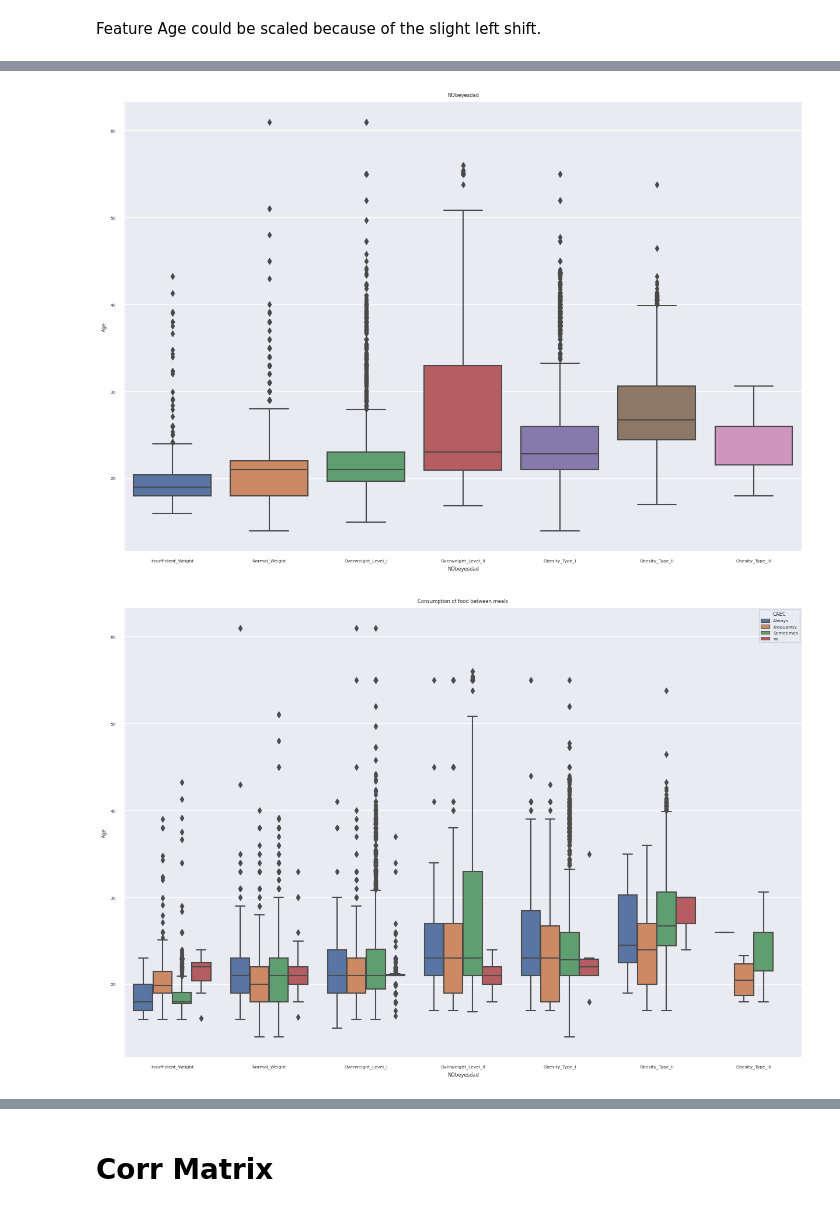
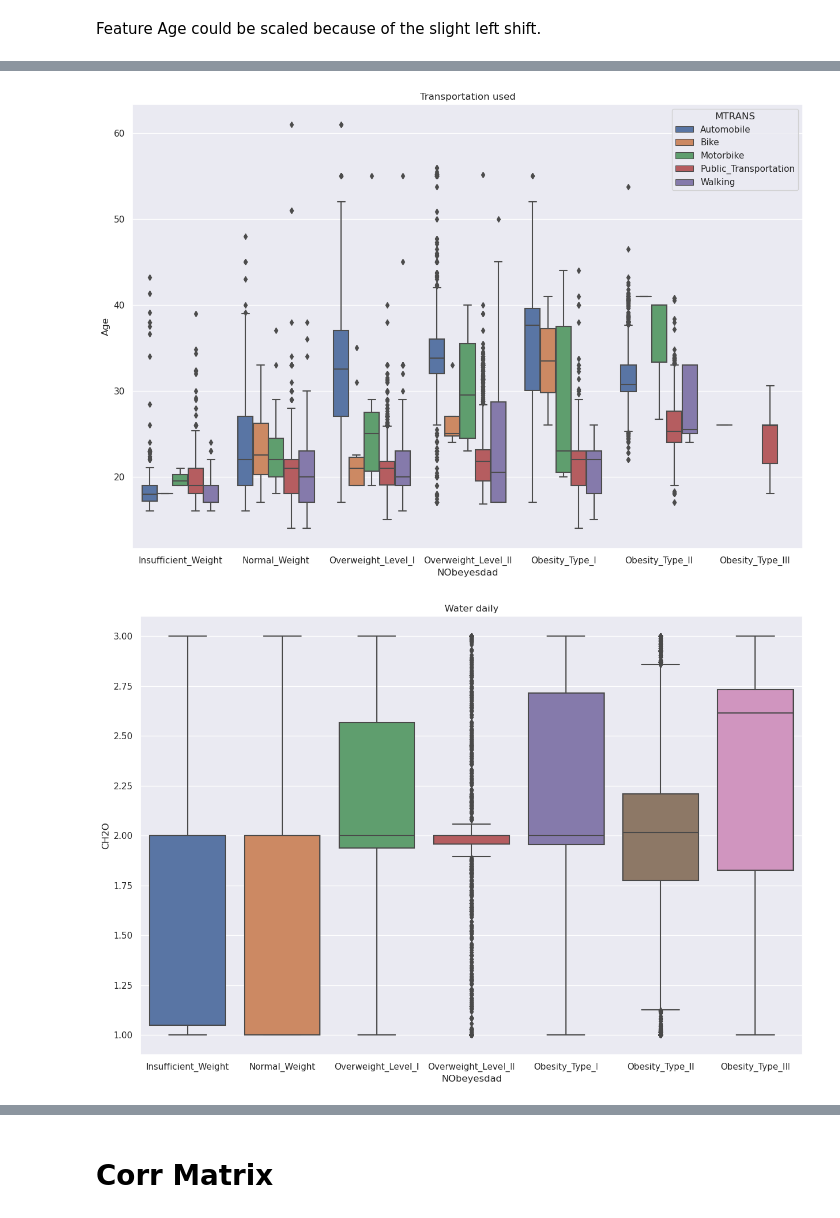
Before and after one commit to mailmezorro/playground-series-s4e2, a Jupyter notebook: PlaygroundS4E02.ipynb, the cells around one changed output, grey strips where cells are left out. Cells and saved outputs as stored; diff of their text form; code cells hidden in the pictures.

```diff
--- a/PlaygroundS4E02.ipynb
+++ b/PlaygroundS4E02.ipynb
@@ -203,7 +236,7 @@ plt.show()
 # %%
 plt.figure(figsize=(15, 10))
-sns.set(font_scale=0.5)
-sns.boxplot(data = df_train, y="Weight", x="NObeyesdad", hue="family_history_with_overweight", order=NObeyesdad_order)
+sns.set(font_scale=1)
+sns.boxplot(data = df_train, y="Age", x="NObeyesdad", hue="family_history_with_overweight", order=NObeyesdad_order)
 plt.title("family_history_with_overweight")
 plt.show()
 # %% [output]
@@ -210,0 +244,6 @@ plt.show()
+# %%
+plt.figure(figsize=(15, 10))
+sns.set(font_scale=1)
+sns.boxplot(data = df_train, y="Age", x="NObeyesdad", hue="CAEC", order=NObeyesdad_order)
+plt.title("Consumption of food between meals")
+plt.show()
@@ -210,0 +252,6 @@ plt.show()
+# %%
+plt.figure(figsize=(15, 10))
+sns.set(font_scale=1)
+sns.boxplot(data = df_train, y="Age", x="NObeyesdad", hue="CALC", order=NObeyesdad_order)
+plt.title("Consumption of alcohol")
+plt.show()
@@ -211,16 +260,16 @@ plt.show()
 # %%
 plt.figure(figsize=(15, 10))
-sns.set(font_scale=0.5)
-sns.boxplot(data = df_train, y="Age", x="NObeyesdad", order=NObeyesdad_order)
-plt.title("NObeyesdad")
+sns.set(font_scale=1)
+sns.boxplot(data = df_train, y="Age", x="NObeyesdad", hue="MTRANS", order=NObeyesdad_order)
+plt.title("Transportation used")
 plt.show()
 # %% [output]
-[figure, old version]
+[figure, new version]
 # %%
 plt.figure(figsize=(15, 10))
-sns.set(font_scale=0.5)
-sns.boxplot(data = df_train, y="Age", x="NObeyesdad", hue="CAEC", order=NObeyesdad_order)
-plt.title("Consumption of food between meals")
+sns.set(font_scale=1)
+sns.boxplot(data = df_train, y="CH2O", x="NObeyesdad", order=NObeyesdad_order)
+plt.title("Water daily")
 plt.show()
 # %% [output]
-[figure, old version]
+[figure, new version]
```
Also changed, not shown: parts of 20 cells of this notebook.
